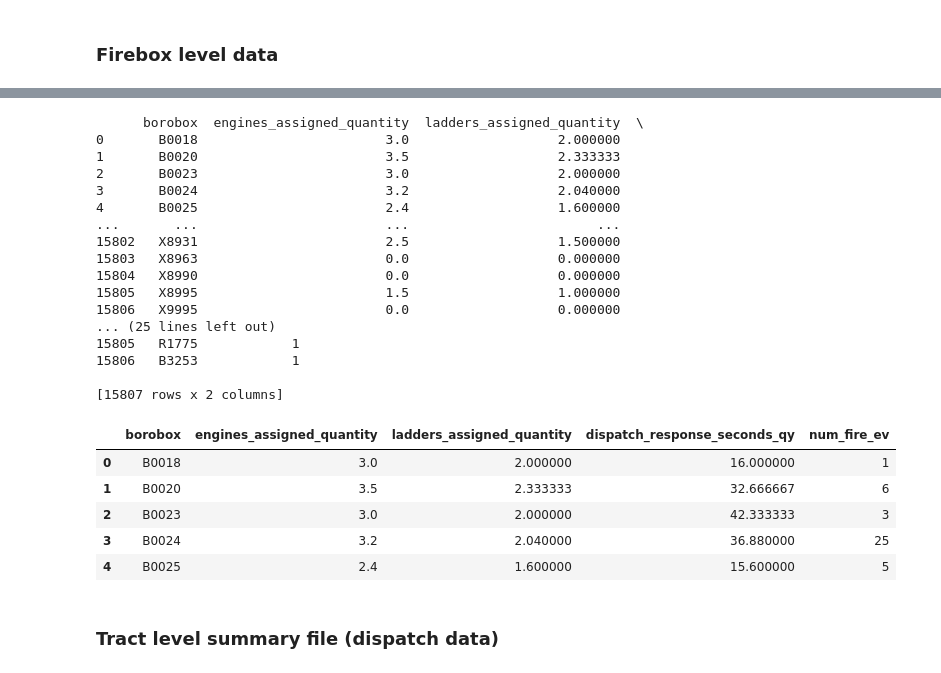
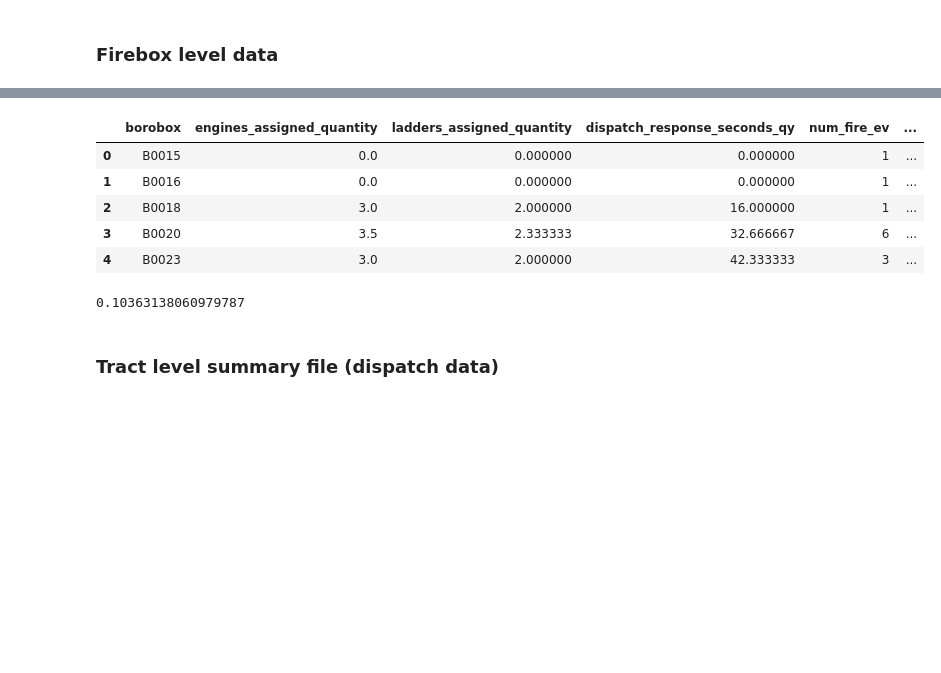
Before and after one commit to KaiElwood/machine-learning-final, a Jupyter notebook: code/00b_data_processing.ipynb, the cells around one changed output, grey strips where cells are left out. Drawn from its saved outputs; the diff is of its cells as text; code cells hidden in the pictures; blank space fills up the shorter version.

```diff
--- a/code/00b_data_processing.ipynb
+++ b/code/00b_data_processing.ipynb
@@ -180,7 +180,7 @@ assert fire_ev.loc[fire_ev["borobox"] == 0, :].shape[0]==0
 # %% [markdown]
 ### Firebox level data
 # %%
-fire_ev_box= fire_ev.merge(alarm_box_t, on = "borobox", how = "left")
+fire_ev_box= fire_ev.merge(alarm_box_t, on = "borobox", how = "right")
 fire_ev_box.head()
 # %% [output]
 |  | starfire_incident_id | incident_datetime | alarm_box_borough | alarm_box_number | alarm_box_location | ... |
@@ -192,38 +192,27 @@ fire_ev_box.head()
 5 rows × 58 columns
 # %%
-fire_box_avgs= fire_ev_box.groupby("borobox")[["engines_assigned_quantity", "ladders_assigned_quantity", "highest_alarm_level",\
-                                 "dispatch_response_seconds_qy"]].mean().reset_index()
+fire_box_avgs= fire_ev_box.groupby("borobox", as_index = False)[["engines_assigned_quantity", "ladders_assigned_quantity", "highest_alarm_level",\
+                                 "dispatch_response_seconds_qy"]].mean()
 fire_box_counts= fire_ev_box["borobox"].value_counts().reset_index().rename({"index":"borobox", "borobox":"num_fire_ev"},\
                                                                                    axis = 1)
-print(fire_box_avgs)
-print(fire_box_counts)
 
-fire_box_sum= fire_box_avgs.merge(fire_box_counts, on = "borobox", how = "outer")
+fire_box_avgs_yr= fire_ev_box.value_counts(['incident_year', 'borobox']).rename('count').reset_index()\
+                                .groupby('borobox', as_index = False)['count'].mean().rename({"count":"avg_fire_ev_yr"}, axis = 1)
+
+fire_box_sum= fire_box_avgs.merge(fire_box_counts, on = "borobox", how = "outer")\
+                            .merge(fire_box_avgs_yr, on = "borobox", how = "outer").fillna(0)
 fire_box_sum.head()
 # %% [output]
-      borobox  engines_assigned_quantity  ladders_assigned_quantity  \
-0       B0018                        3.0                   2.000000
-1       B0020                        3.5                   2.333333
-2       B0023                        3.0                   2.000000
-3       B0024                        3.2                   2.040000
-4       B0025                        2.4                   1.600000
-...       ...                        ...                        ...
-15802   X8931                        2.5                   1.500000
-15803   X8963                        0.0                   0.000000
-15804   X8990                        0.0                   0.000000
-15805   X8995                        1.5                   1.000000
-15806   X9995                        0.0                   0.000000
-... (25 lines left out)
-15805   R1775            1
-15806   B3253            1
-
-[15807 rows x 2 columns]
-|  | borobox | engines_assigned_quantity | ladders_assigned_quantity | dispatch_response_seconds_qy | num_fire_ev |
-| 0 | B0018 | 3.0 | 2.000000 | 16.000000 | 1 |
-| 1 | B0020 | 3.5 | 2.333333 | 32.666667 | 6 |
-| 2 | B0023 | 3.0 | 2.000000 | 42.333333 | 3 |
-| 3 | B0024 | 3.2 | 2.040000 | 36.880000 | 25 |
-| 4 | B0025 | 2.4 | 1.600000 | 15.600000 | 5 |
+|  | borobox | engines_assigned_quantity | ladders_assigned_quantity | dispatch_response_seconds_qy | num_fire_ev | ... |
+| 0 | B0015 | 0.0 | 0.000000 | 0.000000 | 1 | ... |
+| 1 | B0016 | 0.0 | 0.000000 | 0.000000 | 1 | ... |
+| 2 | B0018 | 3.0 | 2.000000 | 16.000000 | 1 | ... |
+| 3 | B0020 | 3.5 | 2.333333 | 32.666667 | 6 | ... |
+| 4 | B0023 | 3.0 | 2.000000 | 42.333333 | 3 | ... |
+# %%
+fire_box_sum.loc[fire_box_sum["avg_fire_ev_yr"]==0].shape[0]/fire_box_sum.shape[0]
+# %% [output]
+0.10363138060979787
 # %%
 fire_box_sum.to_csv(os.join(out, "fire_box_sum.csv"))
 # %% [markdown]
```
Also changed, not shown: parts of 11 cells of this notebook, 2 other files.
